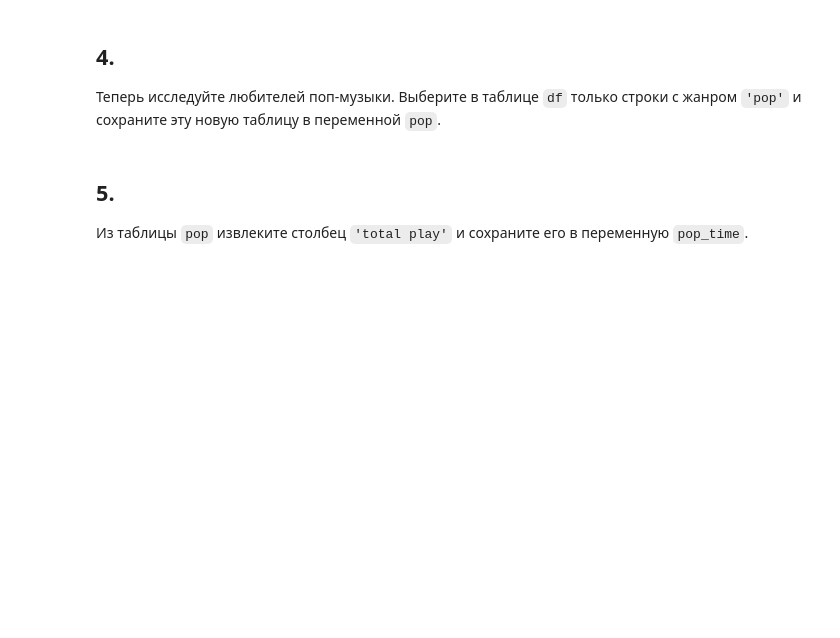
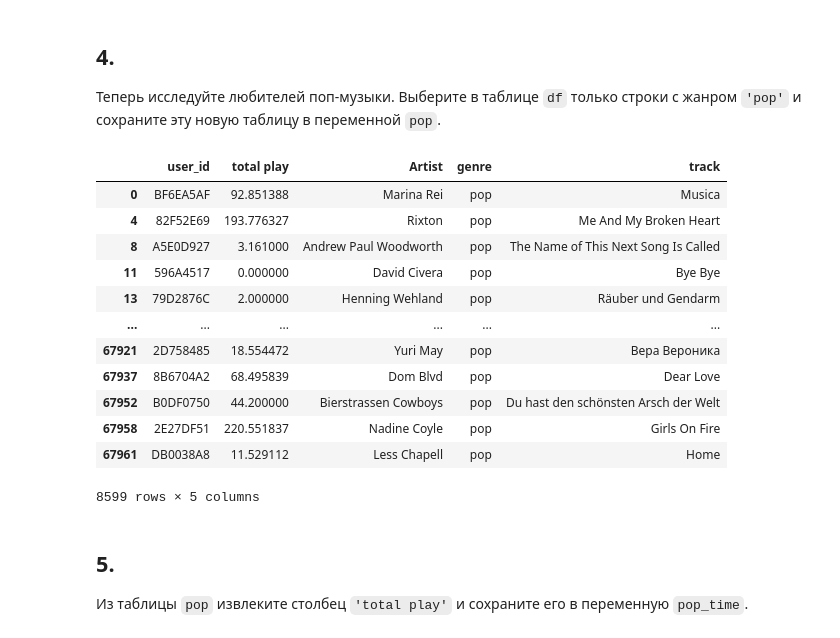
Before and after one commit to kaidespada/backtozero, a Jupyter notebook: Python/ОП.14 Полный/1.1 Основы анализа данных/1.1.3 Библиотека Pandas/Библиотека Pandas, задания.ipynb, the cells around one changed output. Cells and saved outputs as stored; diff of their text form; code cells hidden in the pictures; blank space fills up the shorter version.

```diff
--- a/Python/ОП.14 Полный/1.1 Основы анализа данных/1.1.3 Библиотека Pandas/Библиотека Pandas, задания.ipynb
+++ b/Python/ОП.14 Полный/1.1 Основы анализа данных/1.1.3 Библиотека Pandas/Библиотека Pandas, задания.ipynb
@@ -331,6 +331,28 @@ print("Количество недослушанных треков жанра '
 ## 4.
 Теперь исследуйте любителей поп-музыки.
 Выберите в таблице `df` только строки с жанром `'pop'` и сохраните эту новую таблицу в переменной `pop`.
+# %%
+import pandas as pd
+
+df = pd.read_csv('music_log.csv')
+
+pop_df = df[df['genre'] == 'pop']
+
+pop_df
+# %% [output]
+|  | user_id | total play | Artist | genre | track |
+| 0 | BF6EA5AF | 92.851388 | Marina Rei | pop | Musica |
+| 4 | 82F52E69 | 193.776327 | Rixton | pop | Me And My Broken Heart |
+| 8 | A5E0D927 | 3.161000 | Andrew Paul Woodworth | pop | The Name of This Next Song Is Called |
+| 11 | 596A4517 | 0.000000 | David Civera | pop | Bye Bye |
+| 13 | 79D2876C | 2.000000 | Henning Wehland | pop | Räuber und Gendarm |
+| ... | ... | ... | ... | ... | ... |
+| 67921 | 2D758485 | 18.554472 | Yuri May | pop | Вера Вероника |
+| 67937 | 8B6704A2 | 68.495839 | Dom Blvd | pop | Dear Love |
+| 67952 | B0DF0750 | 44.200000 | Bierstrassen Cowboys | pop | Du hast den schönsten Arsch der Welt |
+| 67958 | 2E27DF51 | 220.551837 | Nadine Coyle | pop | Girls On Fire |
+| 67961 | DB0038A8 | 11.529112 | Less Chapell | pop | Home |
+8599 rows × 5 columns
 # %% [markdown]
 ## 5.
 Из таблицы `pop` извлеките столбец `'total play'` и сохраните его в переменную `pop_time`.
```
